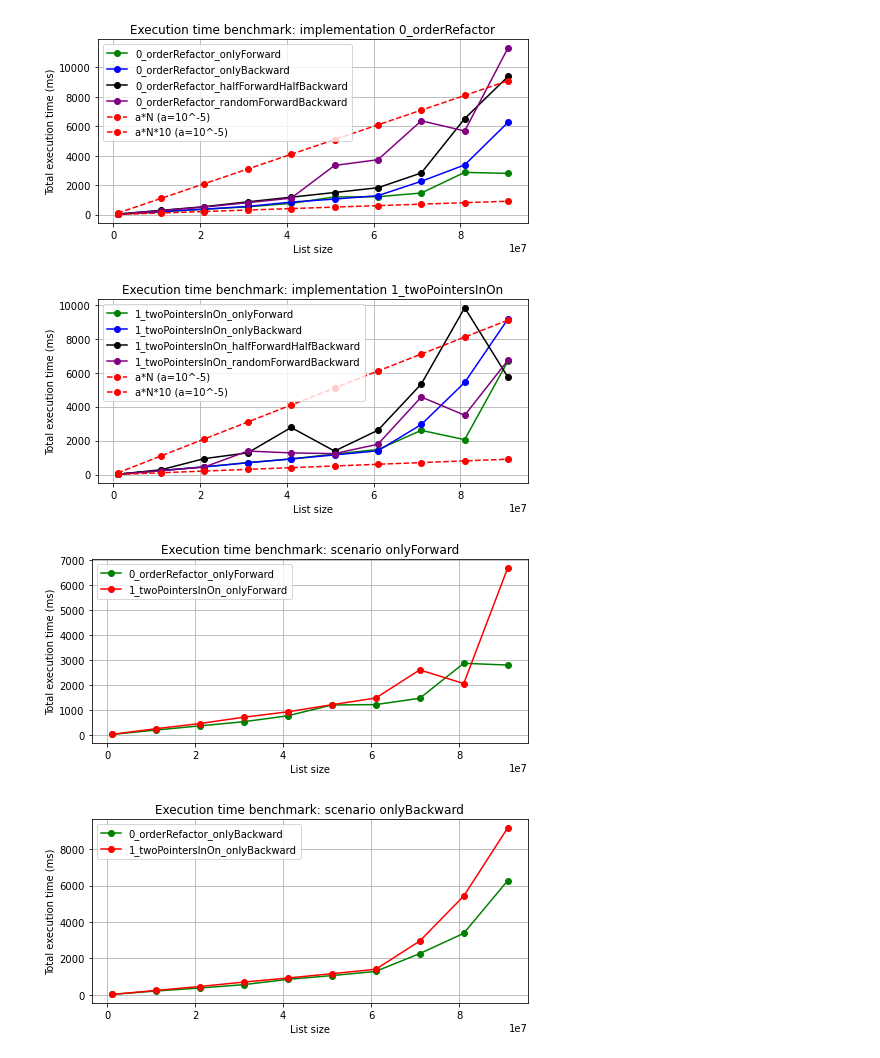
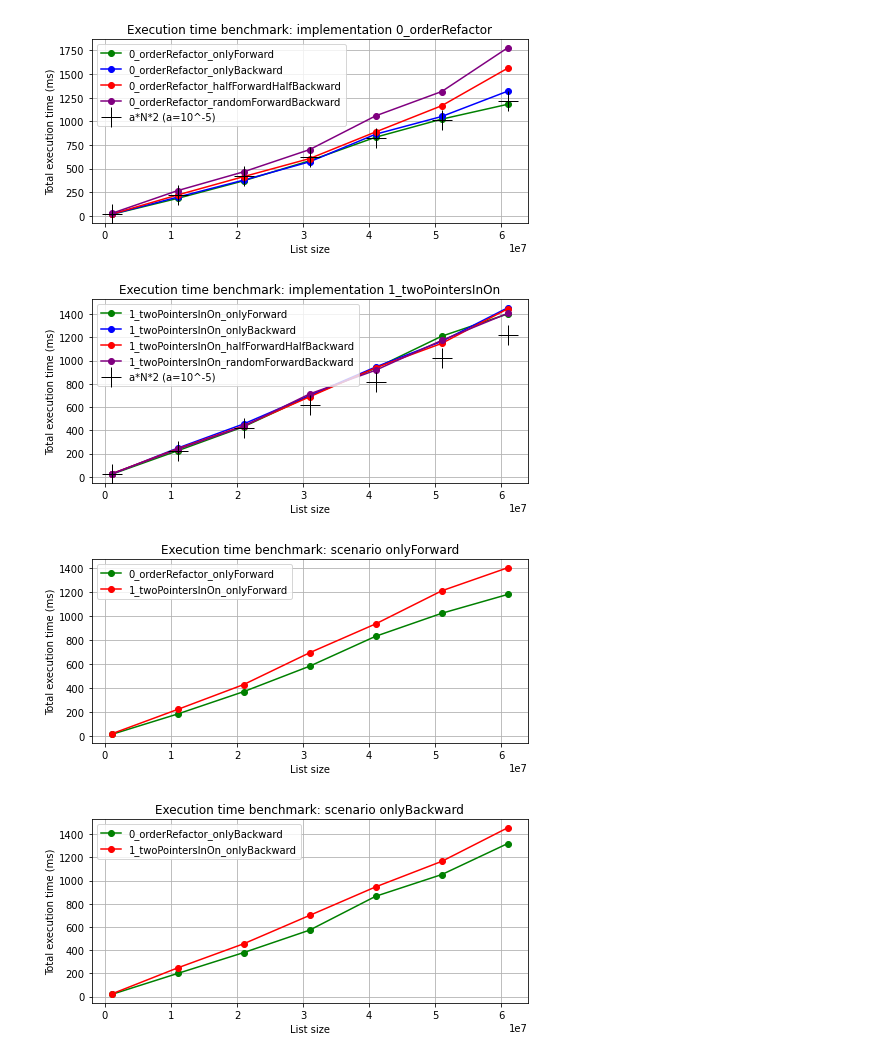
Before and after one commit to simbadSid/adiaAssessment_linkedList, a Jupyter notebook: resource/plotScript.ipynb, the cells around one changed output. Saved outputs shown, nothing was run; the diff lists cells and outputs as text; code cells hidden in the pictures.

Commit message:
Experimental benchmark results with algo 0 and 1

```diff
--- a/resource/plotScript.ipynb
+++ b/resource/plotScript.ipynb
@@ -6,17 +6,17 @@ plt.rcParams["figure.figsize"] = [7.00, 3.50]
 plt.rcParams["figure.autolayout"] = True
 
 
-SIZE                                    = [1000000, 11000000, 21000000, 31000000, 41000000, 51000000, 61000000, 71000000, 81000000, 91000000]
+SIZE                                                   = [1000000, 11000000, 21000000, 31000000, 41000000, 51000000, 61000000, 71000000, 81000000, 91000000][:7]
 
-executionTime_0_orderRefactor_onlyForward            = [18, 193, 362, 529, 765, 1199, 1216, 1468, 2872, 2801]
-executionTime_0_orderRefactor_onlyBackward           = [20, 208, 374, 557, 850, 1055, 1287, 2265, 3378, 6278]
-executionTime_0_orderRefactor_halfForwardHalfBackward= [42, 288, 540, 868, 1184, 1502, 1826, 2831, 6524, 9394]
-executionTime_0_orderRefactor_randomForwardBackward  = [26, 275, 511, 810, 1120, 3341, 3731, 6377, 5684, 11342]
+executionTime_0_orderRefactor_onlyForward              = [16, 186, 372, 584, 833, 1024, 1181, 1498, 2799, 2182][:7]
+executionTime_0_orderRefactor_onlyBackward             = [18, 199, 379, 573, 865, 1052, 1320, 1529, 1928, 3706][:7]
+executionTime_0_orderRefactor_halfForwardHalfBackward  = [19, 222, 416, 607, 889, 1166, 1563, 1769, 2253, 3763][:7]
+executionTime_0_orderRefactor_randomForwardBackward    = [27, 268, 467, 702, 1059, 1316, 1779, 2087, 2670, 5302][:7]
 
-executionTime_1_twoPointersInOn_onlyForward            = [21, 246, 455, 708, 925, 1210, 1477, 2607, 2060, 6703]
-executionTime_1_twoPointersInOn_onlyBackward           = [20, 239, 457, 697, 923, 1160, 1403, 2952, 5427, 9176]
-executionTime_1_twoPointersInOn_halfForwardHalfBackward= [24, 286, 944, 1283, 2776, 1387, 2613, 5337, 9827, 5725]
-executionTime_1_twoPointersInOn_randomForwardBackward  = [25, 234, 450, 1387, 1279, 1237, 1790, 4573, 3497, 6744]
+executionTime_1_twoPointersInOn_onlyForward            = [21, 224, 431, 696, 936, 1211, 1403, 1682, 2684, 5913][:7]
+executionTime_1_twoPointersInOn_onlyBackward           = [22, 247, 455, 700, 946, 1166, 1456, 2305, 3430, 6166][:7]
+executionTime_1_twoPointersInOn_halfForwardHalfBackward= [25, 241, 439, 689, 939, 1149, 1447, 1823, 2367, 3412][:7]
+executionTime_1_twoPointersInOn_randomForwardBackward  = [26, 236, 435, 714, 918, 1175, 1408, 1995, 3691, 3959][:7]
 
 #################################
 fig = plt.figure()
@@ -24,17 +24,16 @@ plt.grid()
 
 plt.plot(SIZE, executionTime_0_orderRefactor_onlyForward,            label="0_orderRefactor_onlyForward",            color="green",  marker="o")
 plt.plot(SIZE, executionTime_0_orderRefactor_onlyBackward,           label="0_orderRefactor_onlyBackward",           color="blue",   marker="o")
-plt.plot(SIZE, executionTime_0_orderRefactor_halfForwardHalfBackward,label="0_orderRefactor_halfForwardHalfBackward",color="black",  marker="o")
+plt.plot(SIZE, executionTime_0_orderRefactor_halfForwardHalfBackward,label="0_orderRefactor_halfForwardHalfBackward",color="red",  marker="o")
 plt.plot(SIZE, executionTime_0_orderRefactor_randomForwardBackward,  label="0_orderRefactor_randomForwardBackward",  color="purple", marker="o")
 
-plt.plot(SIZE, [0.00001*i for i in SIZE],    '--', label="a*N (a=10^-5)",    color="red", marker="o")
-plt.plot(SIZE, [0.00001*i*10 for i in SIZE], '--', label="a*N*10 (a=10^-5)", color="red", marker="o")
+plt.plot(SIZE, [0.00001*i*2 for i in SIZE], ' ', label="a*N*2 (a=10^-5)",    color="black", marker="+", markersize=20)
 
 plt.xlabel('List size')
 plt.ylabel('Total execution time (ms)')
 plt.title('Execution time benchmark: implementation 0_orderRefactor')
 plt.legend(loc='upper left')
-plt.savefig('benchmark_0_orderRefactor.png')
+plt.savefig('benchmark_0_orderRefactor.png', facecolor='w')
 
 
 #################################
@@ -43,17 +42,16 @@ plt.grid()
 
 plt.plot(SIZE, executionTime_1_twoPointersInOn_onlyForward,            label="1_twoPointersInOn_onlyForward",            color="green",  marker="o")
 plt.plot(SIZE, executionTime_1_twoPointersInOn_onlyBackward,           label="1_twoPointersInOn_onlyBackward",           color="blue",   marker="o")
-plt.plot(SIZE, executionTime_1_twoPointersInOn_halfForwardHalfBackward,label="1_twoPointersInOn_halfForwardHalfBackward",color="black",  marker="o")
+plt.plot(SIZE, executionTime_1_twoPointersInOn_halfForwardHalfBackward,label="1_twoPointersInOn_halfForwardHalfBackward",color="red",  marker="o")
 plt.plot(SIZE, executionTime_1_twoPointersInOn_randomForwardBackward,  label="1_twoPointersInOn_randomForwardBackward",  color="purple", marker="o")
 
-plt.plot(SIZE, [0.00001*i for i in SIZE],    '--', label="a*N (a=10^-5)",    color="red", marker="o")
-plt.plot(SIZE, [0.00001*i*10 for i in SIZE], '--', label="a*N*10 (a=10^-5)", color="red", marker="o")
+plt.plot(SIZE, [0.00001*i*2 for i in SIZE], ' ', label="a*N*2 (a=10^-5)", color="black", marker="+", markersize=20)
 
 plt.xlabel('List size')
 plt.ylabel('Total execution time (ms)')
 plt.title('Execution time benchmark: implementation 1_twoPointersInOn')
 plt.legend(loc='upper left')
-plt.savefig('benchmark_1_twoPointersInOn.png')
+plt.savefig('benchmark_1_twoPointersInOn.png', facecolor='w')
 
 
 #################################
@@ -67,7 +65,7 @@ plt.xlabel('List size')
 plt.ylabel('Total execution time (ms)')
 plt.title('Execution time benchmark: scenario onlyForward')
 plt.legend(loc='upper left')
-plt.savefig('benchmark_onlyForward.png')
+plt.savefig('benchmark_onlyForward.png', facecolor='w')
 
 
 #################################
@@ -81,7 +79,7 @@ plt.xlabel('List size')
 plt.ylabel('Total execution time (ms)')
 plt.title('Execution time benchmark: scenario onlyBackward')
 plt.legend(loc='upper left')
-plt.savefig('benchmark_onlyBackward.png')
+plt.savefig('benchmark_onlyBackward.png', facecolor='w')
 
 
 #################################
@@ -90,36 +88,36 @@ plt.grid()
 
 plt.plot(SIZE, executionTime_0_orderRefactor_halfForwardHalfBackward,  label="0_orderRefactor_halfForwardHalfBackward",  color="green",  marker="o")
 plt.plot(SIZE, executionTime_1_twoPointersInOn_halfForwardHalfBackward,label="1_twoPointersInOn_halfForwardHalfBackward",color="red",  marker="o")
 
 plt.xlabel('List size')
 plt.ylabel('Total execution time (ms)')
 plt.title('Execution time benchmark: scenario halfForwardHalfBackward')
 plt.legend(loc='upper left')
-plt.savefig('benchmark_halfForwardHalfBackward.png')
+plt.savefig('benchmark_halfForwardHalfBackward.png', facecolor='w')
 
 
 #################################
 fig = plt.figure()
 plt.grid()
 
 plt.plot(SIZE, executionTime_0_orderRefactor_randomForwardBackward,  label="0_orderRefactor_randomForwardBackward",  color="green",  marker="o")
 plt.plot(SIZE, executionTime_1_twoPointersInOn_randomForwardBackward,label="1_twoPointersInOn_randomForwardBackward",color="red",  marker="o")
 
 plt.xlabel('List size')
 plt.ylabel('Total execution time (ms)')
 plt.title('Execution time benchmark: scenario randomForwardBackward')
 plt.legend(loc='upper left')
-plt.savefig('benchmark_randomForwardBackward.png')
+plt.savefig('benchmark_randomForwardBackward.png', facecolor='w')
 
 
 
 
 
 
 
 plt.show()
 # %% [output]
-[figure, old version]
+[figure, new version]
-[figure, old version]
+[figure, new version]
-[figure, old version]
+[figure, new version]
-[figure, old version]
+[figure, new version]
```
Also changed, not shown: parts of 1 cell of this notebook, 10 other files.
